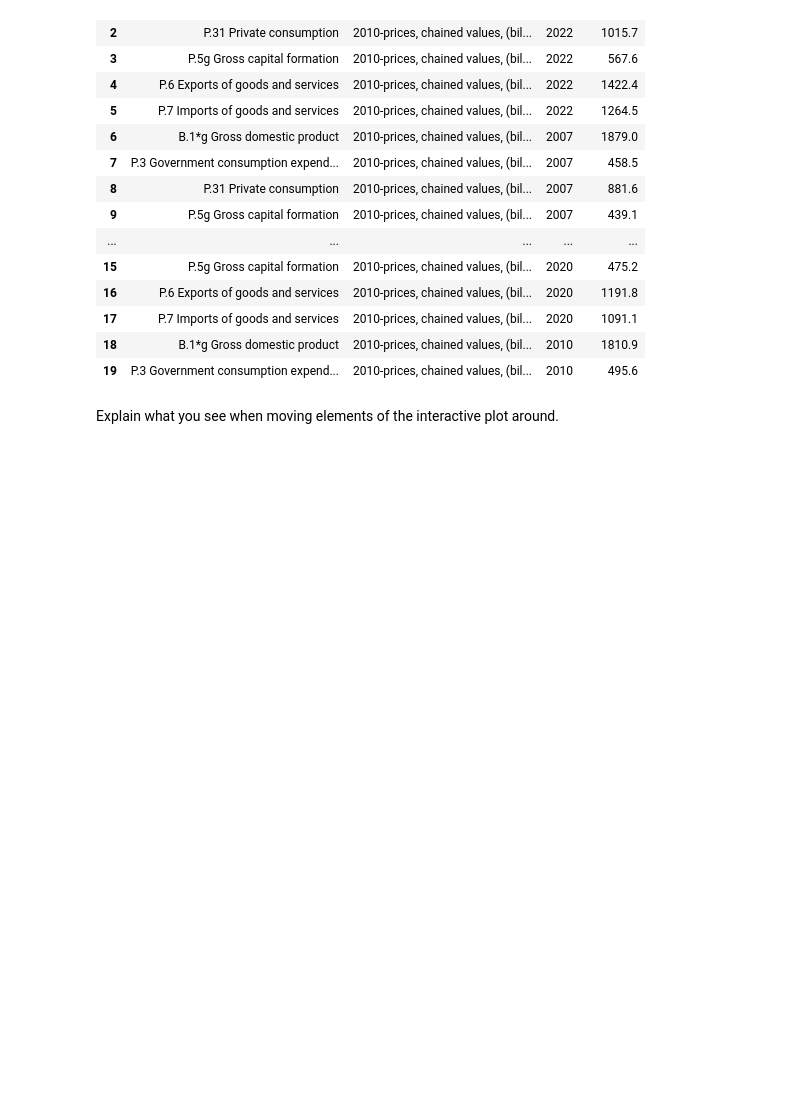
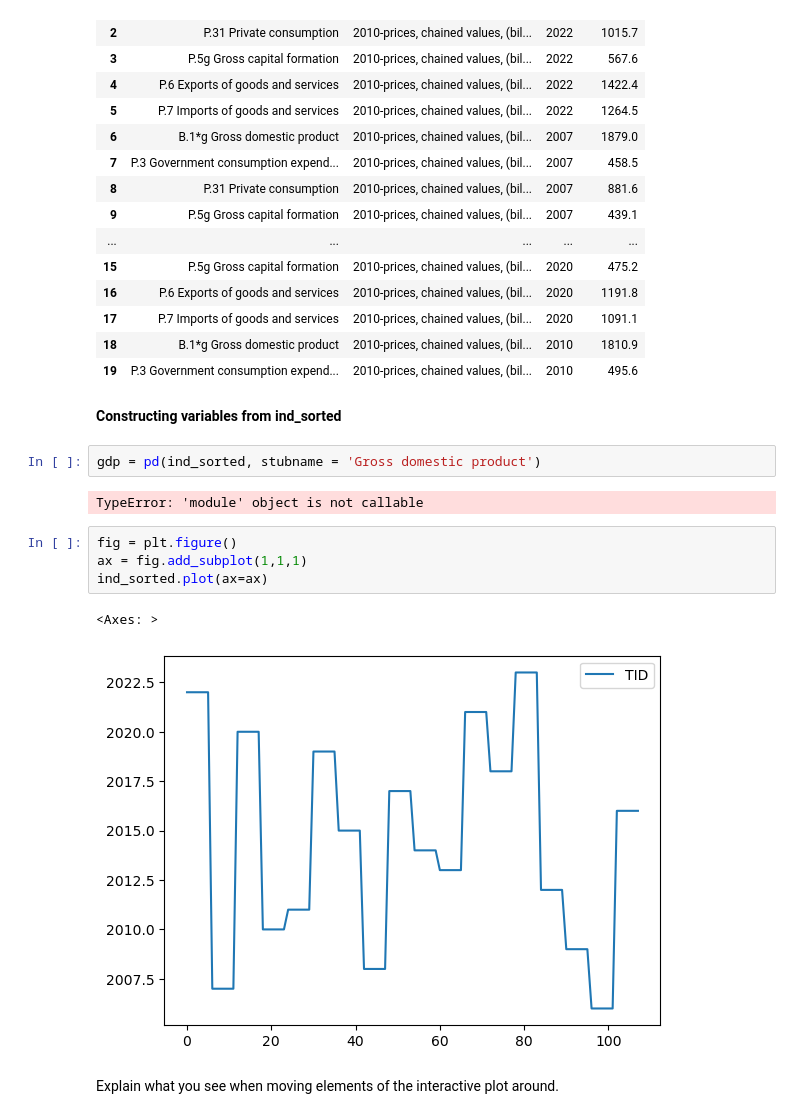
Before and after one commit to NumEconCopenhagen/projects-2024-kt, a Jupyter notebook: dataproject/dataproject.ipynb, the cells around one changed output. Drawn from its saved outputs; the diff is of its cells as text; blank space fills up the shorter version.

Commit message:
Graph for supply balance

```diff
--- a/dataproject/dataproject.ipynb
+++ b/dataproject/dataproject.ipynb
@@ -138,6 +129,19 @@ ind_sorted.head(20)
 | 17 | P.7 Imports of goods and services | 2010-prices, chained values, (bil... | 2020 | 1091.1 |
 | 18 | B.1*g Gross domestic product | 2010-prices, chained values, (bil... | 2010 | 1810.9 |
 | 19 | P.3 Government consumption expend... | 2010-prices, chained values, (bil... | 2010 | 495.6 |
+# %% [markdown]
+**Constructing variables from ind_sorted**
+# %%
+gdp = pd(ind_sorted, stubname = 'Gross domestic product')
+# %% [output]
+TypeError: 'module' object is not callable
+# %%
+fig = plt.figure()
+ax = fig.add_subplot(1,1,1)
+ind_sorted.plot(ax=ax)
+# %% [output]
+<Axes: >
+[figure, added]
 # %% [markdown]
 Explain what you see when moving elements of the interactive plot around.
 # %% [markdown]
```
Also changed, not shown: parts of 2 cells of this notebook.
